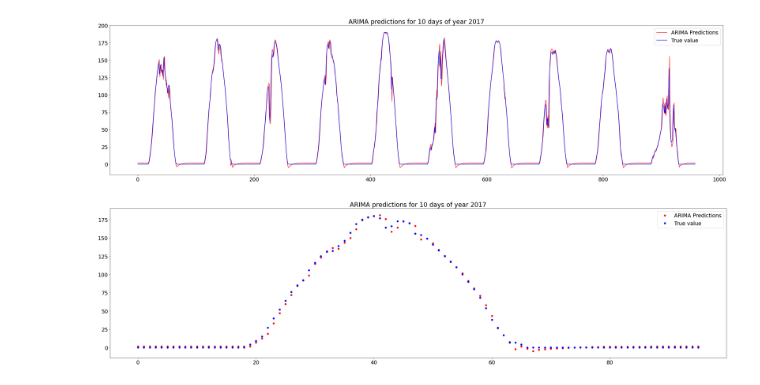
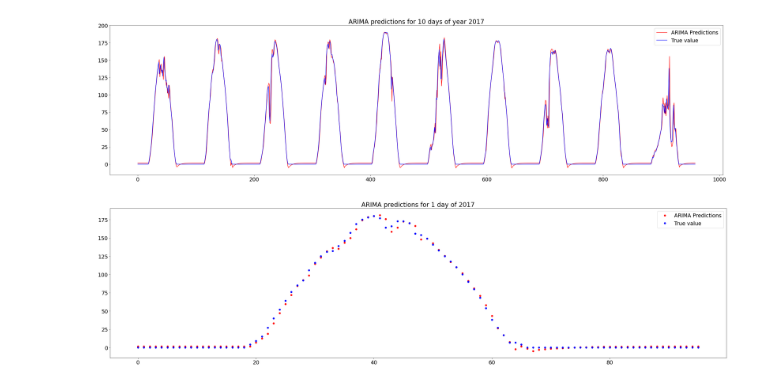
Before and after one commit to marcoboucas/irradiance, a Jupyter notebook: notebooks/time_series_forecasting.ipynb, the cells around one changed output. Saved outputs shown, nothing was run; the diff lists cells and outputs as text; code cells hidden in the pictures.

Commit message:
correct graph name

```diff
--- a/notebooks/time_series_forecasting.ipynb
+++ b/notebooks/time_series_forecasting.ipynb
@@ -173,11 +173,11 @@ plt.show()
 # %%
 # Zoom over one day
 
 plt.figure(figsize=(40,10))
 plt.plot(predictions[96:192],'o', color='Red', label = 'ARIMA Predictions')
 plt.plot(test[96:192],'o', color= "Blue", label = "True value")
 plt.legend()
-plt.title('ARIMA predictions for 10 days of year 2017')
+plt.title('ARIMA predictions for 1 day of 2017')
 plt.show()
 # %% [output]
-[figure, old version]
+[figure, new version]
```
